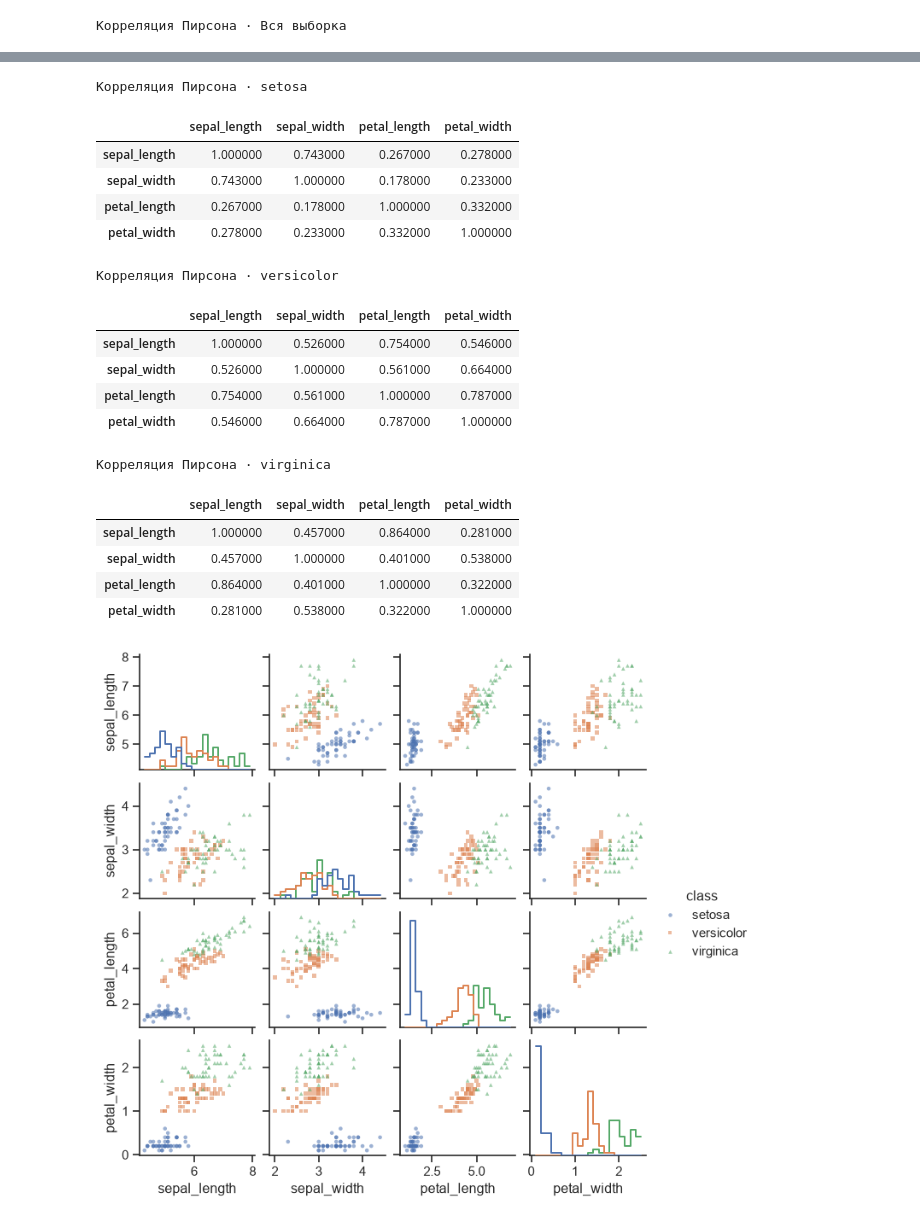
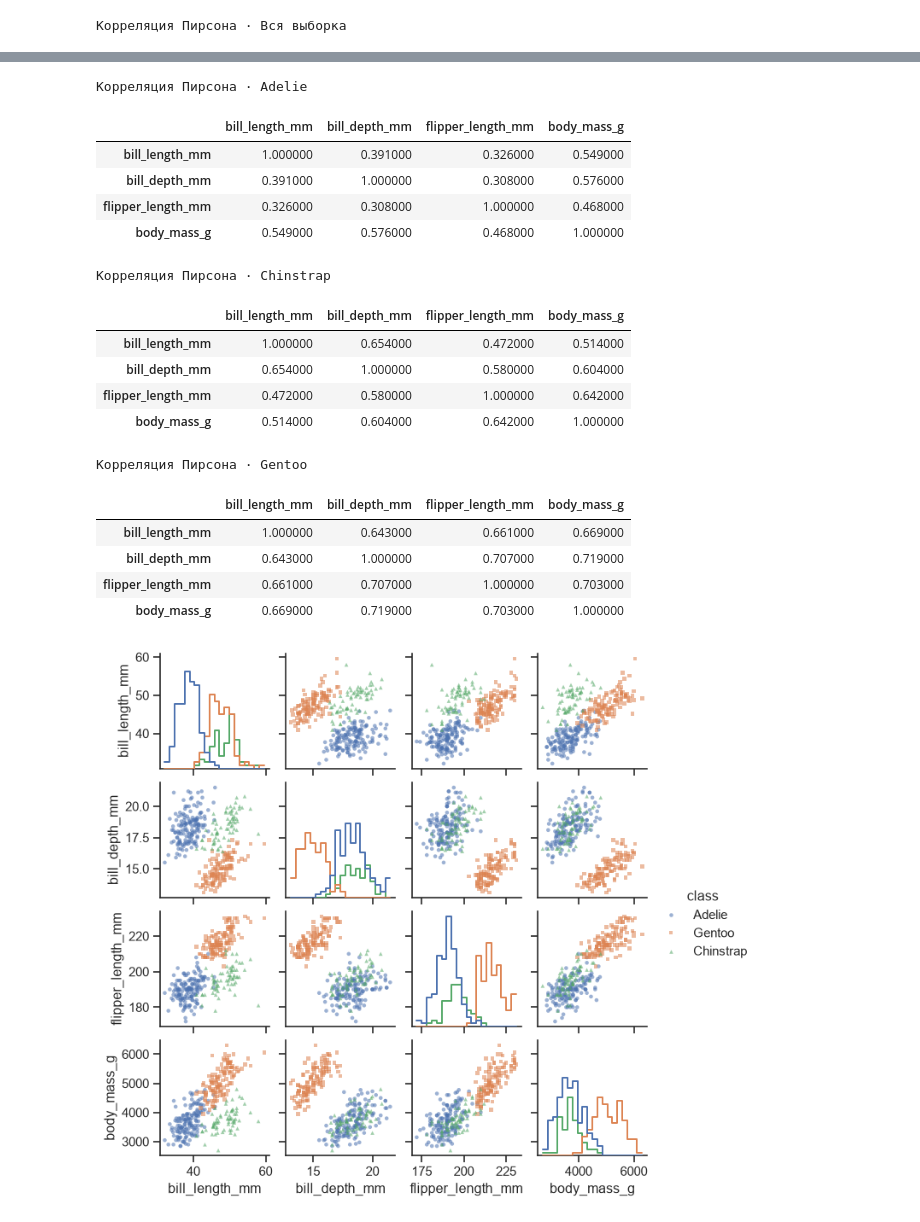
Before and after one commit to pkrasnyanskii/machine-learning, a Jupyter notebook: Task_001.ipynb, the cells around one changed output, grey strips where cells are left out. Cells and saved outputs as stored; diff of their text form; code cells hidden in the pictures.

```diff
--- a/Task_001.ipynb
+++ b/Task_001.ipynb
@@ -17,6 +22,7 @@ SEED = 42
 # %%
 def inspect_data(raw, features, target="class"):
     df = raw.dropna(subset=[*features, target]).copy()
+    missing_measurements = raw[features].isna().any(axis=1)
     display(pd.DataFrame({
         "исходные строки": [len(raw)],
         "исходные столбцы": [raw.shape[1]],
@@ -24,6 +30,8 @@ def inspect_data(raw, features, target="class"):
         "выбранные признаки": [len(features)],
         "классы": [raw[target].nunique()],
         "строки с пропусками, %": [100 * raw.isna().any(axis=1).mean()],
+        "строки с пропусками в выбранных измерениях": [missing_measurements.sum()],
+        "строки с пропусками в выбранных измерениях, %": [100 * missing_measurements.mean()],
         "строки после очистки": [len(df)],
     }))
     display(pd.concat(
@@ -46,7 +54,8 @@ def pairplot(df, features, target="class"):
     graph.fig.set_dpi(95)
     plt.show()
 # %%
-from sklearn.datasets import load_iris
+from urllib.request import urlopen
+
 from sklearn.discriminant_analysis import LinearDiscriminantAnalysis
 from sklearn.linear_model import LinearRegression, LogisticRegression
 from sklearn.metrics import auc, confusion_matrix, roc_curve
@@ -56,11 +65,13 @@ from sklearn.pipeline import make_pipeline
 from sklearn.preprocessing import StandardScaler
 from sklearn.svm import SVC
 
-iris = load_iris(as_frame=True)
-features = ["sepal_length", "sepal_width", "petal_length", "petal_width"]
-raw = iris.data.set_axis(features, axis=1).assign(
-    **{"class": iris.target.map(dict(enumerate(iris.target_names)))}
+url = (
+    "https://raw.githubusercontent.com/allisonhorst/palmerpenguins/"
+    "156daa4301838d9fdcc5b018b29b9149bf975552/inst/extdata/penguins.csv"
 )
+features = ["bill_length_mm", "bill_depth_mm", "flipper_length_mm", "body_mass_g"]
+with urlopen(url, timeout=30) as csv:
+    raw = pd.read_csv(csv).rename(columns={"species": "class"})
 df = inspect_data(raw, features)
 pairplot(df, features)
 # %% [output]
@@ -89,22 +100,22 @@ pairplot(df, features)
-Корреляция Пирсона · setosa
+Корреляция Пирсона · Adelie
-|  | sepal_length | sepal_width | petal_length | petal_width |
-| sepal_length | 1.000000 | 0.743000 | 0.267000 | 0.278000 |
-| sepal_width | 0.743000 | 1.000000 | 0.178000 | 0.233000 |
-| petal_length | 0.267000 | 0.178000 | 1.000000 | 0.332000 |
-| petal_width | 0.278000 | 0.233000 | 0.332000 | 1.000000 |
+|  | bill_length_mm | bill_depth_mm | flipper_length_mm | body_mass_g |
+| bill_length_mm | 1.000000 | 0.391000 | 0.326000 | 0.549000 |
+| bill_depth_mm | 0.391000 | 1.000000 | 0.308000 | 0.576000 |
+| flipper_length_mm | 0.326000 | 0.308000 | 1.000000 | 0.468000 |
+| body_mass_g | 0.549000 | 0.576000 | 0.468000 | 1.000000 |
-Корреляция Пирсона · versicolor
+Корреляция Пирсона · Chinstrap
-|  | sepal_length | sepal_width | petal_length | petal_width |
-| sepal_length | 1.000000 | 0.526000 | 0.754000 | 0.546000 |
-| sepal_width | 0.526000 | 1.000000 | 0.561000 | 0.664000 |
-| petal_length | 0.754000 | 0.561000 | 1.000000 | 0.787000 |
-| petal_width | 0.546000 | 0.664000 | 0.787000 | 1.000000 |
+|  | bill_length_mm | bill_depth_mm | flipper_length_mm | body_mass_g |
+| bill_length_mm | 1.000000 | 0.654000 | 0.472000 | 0.514000 |
+| bill_depth_mm | 0.654000 | 1.000000 | 0.580000 | 0.604000 |
+| flipper_length_mm | 0.472000 | 0.580000 | 1.000000 | 0.642000 |
+| body_mass_g | 0.514000 | 0.604000 | 0.642000 | 1.000000 |
-Корреляция Пирсона · virginica
+Корреляция Пирсона · Gentoo
-|  | sepal_length | sepal_width | petal_length | petal_width |
-| sepal_length | 1.000000 | 0.457000 | 0.864000 | 0.281000 |
-| sepal_width | 0.457000 | 1.000000 | 0.401000 | 0.538000 |
-| petal_length | 0.864000 | 0.401000 | 1.000000 | 0.322000 |
-| petal_width | 0.281000 | 0.538000 | 0.322000 | 1.000000 |
+|  | bill_length_mm | bill_depth_mm | flipper_length_mm | body_mass_g |
+| bill_length_mm | 1.000000 | 0.643000 | 0.661000 | 0.669000 |
+| bill_depth_mm | 0.643000 | 1.000000 | 0.707000 | 0.719000 |
+| flipper_length_mm | 0.661000 | 0.707000 | 1.000000 | 0.703000 |
+| body_mass_g | 0.669000 | 0.719000 | 0.703000 | 1.000000 |
-[figure, old version]
+[figure, new version]
 # %% [markdown]
 ## LDA на шести парах признаков
 
```
Also changed, not shown: parts of 9 cells of this notebook, 1 other file.
